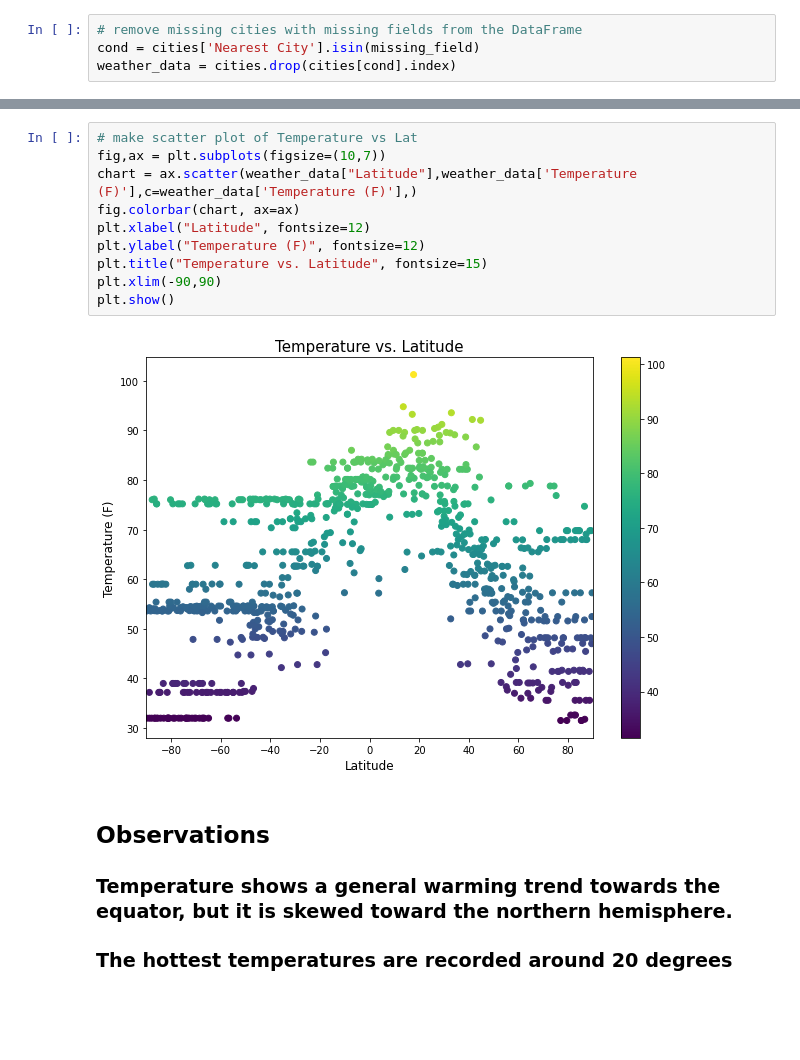
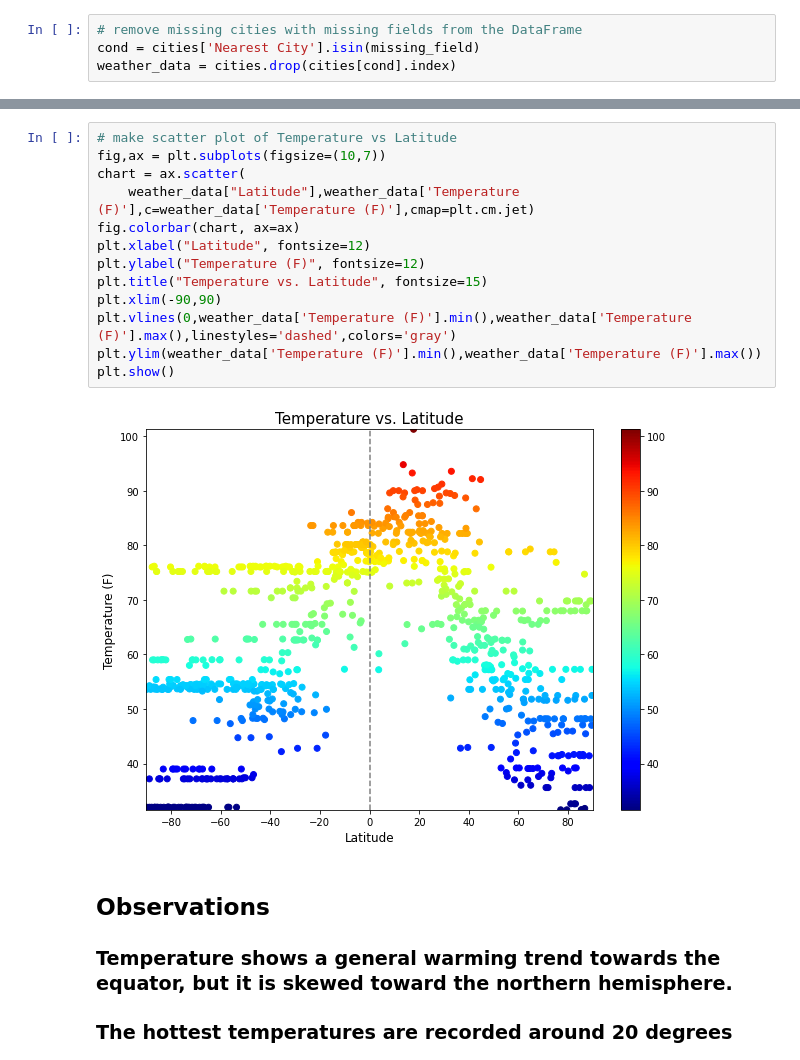
Before and after one commit to JonathanAntia/python-api-challenge, a Jupyter notebook: WeatherPy/WeatherPy.ipynb, the cells around one changed output, grey strips where cells are left out. Drawn from its saved outputs; the diff is of its cells as text; blank space fills up the shorter version.

```diff
--- a/WeatherPy/WeatherPy.ipynb
+++ b/WeatherPy/WeatherPy.ipynb
@@ -100,17 +100,20 @@ weather_data.head()
 | 4 | -87.635882 | -127.585977 | rikitea | pf | 76.03 | 84 | 27 | ... |
 | 5 | 75.948154 | 175.601976 | leningradskiy | ru | 45.72 | 78 | 74 | ... |
 # %%
-# make scatter plot of Temperature vs Lat
+# make scatter plot of Temperature vs Latitude
 fig,ax = plt.subplots(figsize=(10,7))
-chart = ax.scatter(weather_data["Latitude"],weather_data['Temperature (F)'],c=weather_data['Temperature (F)'],)
+chart = ax.scatter(
+    weather_data["Latitude"],weather_data['Temperature (F)'],c=weather_data['Temperature (F)'],cmap=plt.cm.jet)
 fig.colorbar(chart, ax=ax)
 plt.xlabel("Latitude", fontsize=12)
 plt.ylabel("Temperature (F)", fontsize=12)
 plt.title("Temperature vs. Latitude", fontsize=15)
 plt.xlim(-90,90)
+plt.vlines(0,weather_data['Temperature (F)'].min(),weather_data['Temperature (F)'].max(),linestyles='dashed',colors='gray')
+plt.ylim(weather_data['Temperature (F)'].min(),weather_data['Temperature (F)'].max())
 plt.show()
 # %% [output]
-[figure, old version]
+[figure, new version]
 # %% [markdown]
 ## Observations
 ### Temperature shows a general warming trend towards the equator, but it is skewed toward the northern hemisphere.
```
Also changed, not shown: parts of 4 cells of this notebook.
